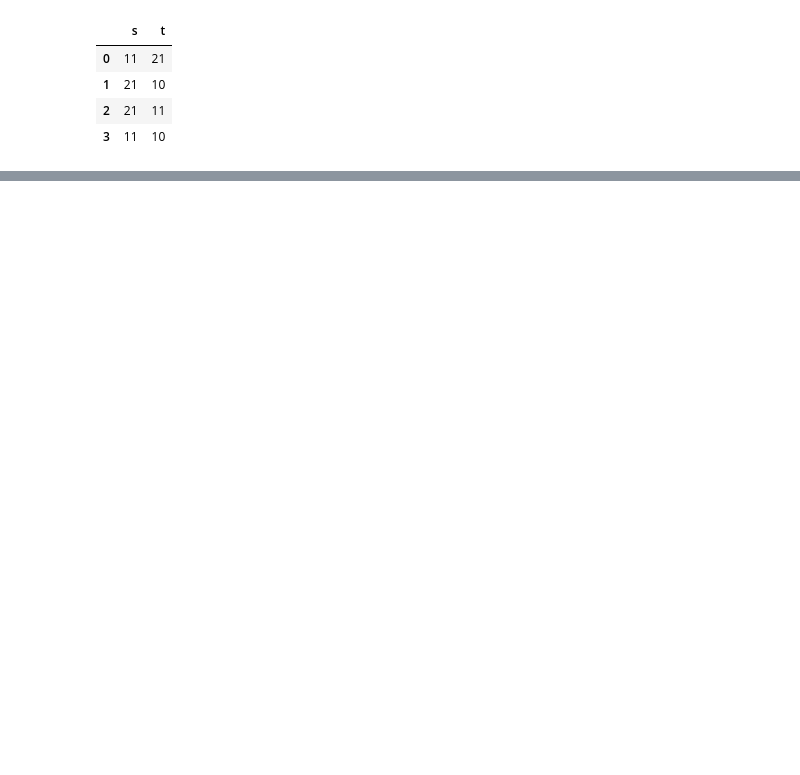
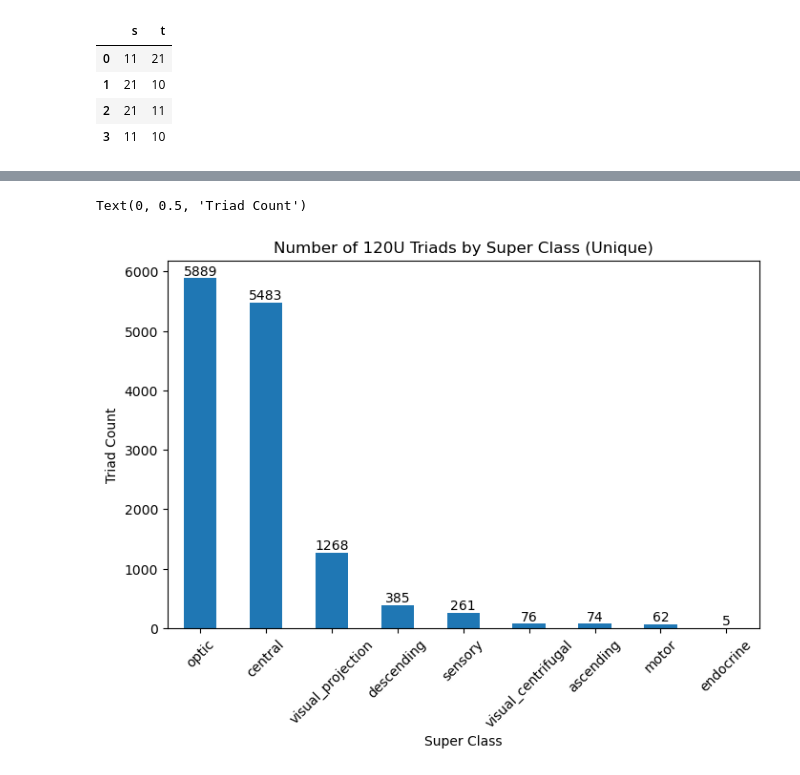
Before and after one commit to Gutierrez-lab/flybrain-clustering-rhessa, a Jupyter notebook: inhibitory_analysis/wholeNet_motifs.ipynb, the cells around one changed output, grey strips where cells are left out. Drawn from its saved outputs; the diff is of its cells as text; code cells hidden in the pictures; blank space fills up the shorter version.

```diff
--- a/inhibitory_analysis/wholeNet_motifs.ipynb
+++ b/inhibitory_analysis/wholeNet_motifs.ipynb
@@ -148,0 +297,4 @@ traids['']
+# %%
+#
+df_found_desc_unique = df_found_desc.drop_duplicates(subset=["nid"])
+df_found_desc_unique
@@ -148,0 +315,19 @@ traids['']
+# %%
+# Filter dataframe so there are only unique nid values
+fig, ax = plt.subplots(figsize=(8,5))
+df_found_desc_unique["super_class"].value_counts().plot(kind='bar')
+
+# Rotate the x-axis labels to 45 degrees
+plt.xticks(rotation=45)
+
+# Add in labels for each bar
+for i, v in enumerate(df_found_desc_unique["super_class"].value_counts()):
+    ax.text(i, v + 0.5, str(v), ha='center', va='bottom')
+
+# Add in a title
+plt.title("Number of 120U Triads by Super Class (Unique)")
+plt.xlabel("Super Class")
+plt.ylabel("Triad Count")
+# %% [output]
+Text(0, 0.5, 'Triad Count')
+[figure, added]
```
Also changed, not shown: parts of 62 cells of this notebook, 1 other file.
